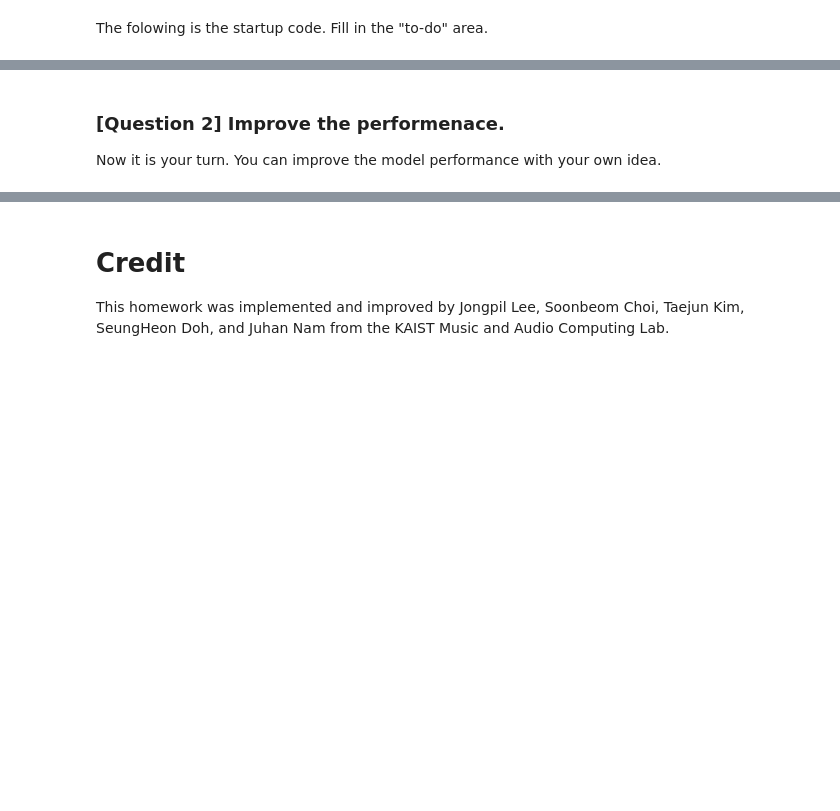
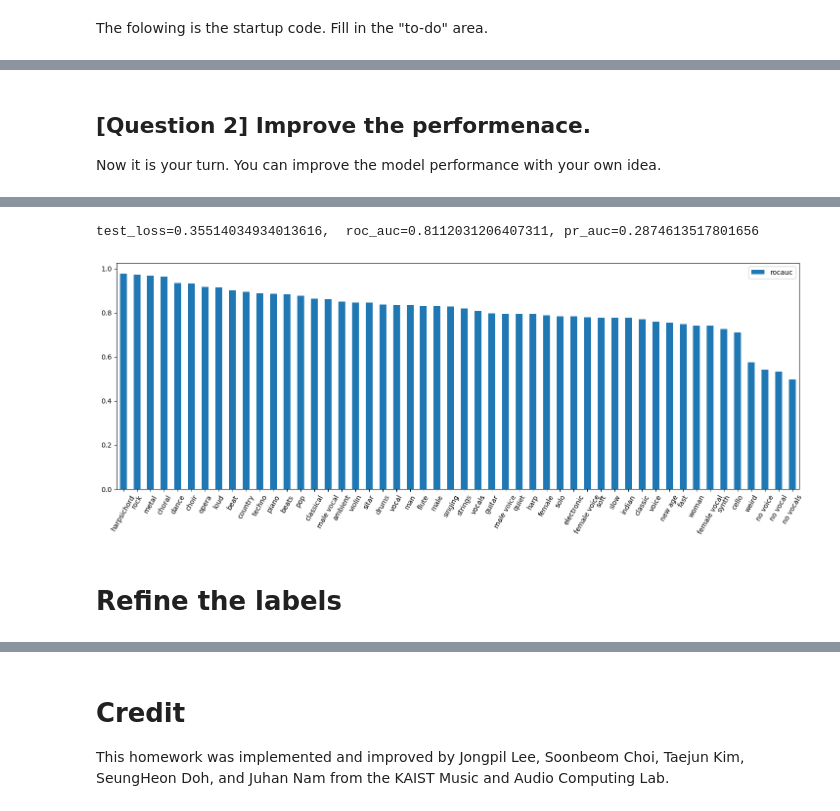
Before and after one commit to minigb/musical-applications-of-machine-learning-gct634-2025, a Jupyter notebook: hw2/GCT634_HW2.ipynb, the cells around one changed output, grey strips where cells are left out. Saved outputs shown, nothing was run; the diff lists cells and outputs as text; code cells hidden in the pictures; blank space fills up the shorter version.

```diff
--- a/hw2/GCT634_HW2.ipynb
+++ b/hw2/GCT634_HW2.ipynb
@@ -510,3 +552,3 @@ class CNN2D(nn.Module):
 # %% [markdown]
-### [Question 2] Improve the performenace.
+## [Question 2] Improve the performenace.
 Now it is your turn. You can improve the model performance with your own idea.
@@ -512,0 +636,8 @@ Now it is your turn. You can improve the model performance with your own idea.
+# %%
+# Iterate over epochs.
+model = HybridAttentionCNN()
+runner = Runner(model=model, lr = LR, momentum = MOMENTUM, weight_decay = WEIGHT_DECAY, sr = SR, tags=TAGS)
+
+mymodel_processor = Processor(model, runner, df, split_dict, id_to_path)
+mymodel_processor.run_process(num_epochs=NUM_EPOCHS)
+# %% [output]
@@ -512,0 +654,4 @@ Now it is your turn. You can improve the model performance with your own idea.
+test_loss=0.35514034934013616,  roc_auc=0.8112031206407311, pr_auc=0.2874613517801656
+[figure, added]
+# %% [markdown]
+# Refine the labels
```
Also changed, not shown: parts of 49 cells of this notebook, 3 other files.
